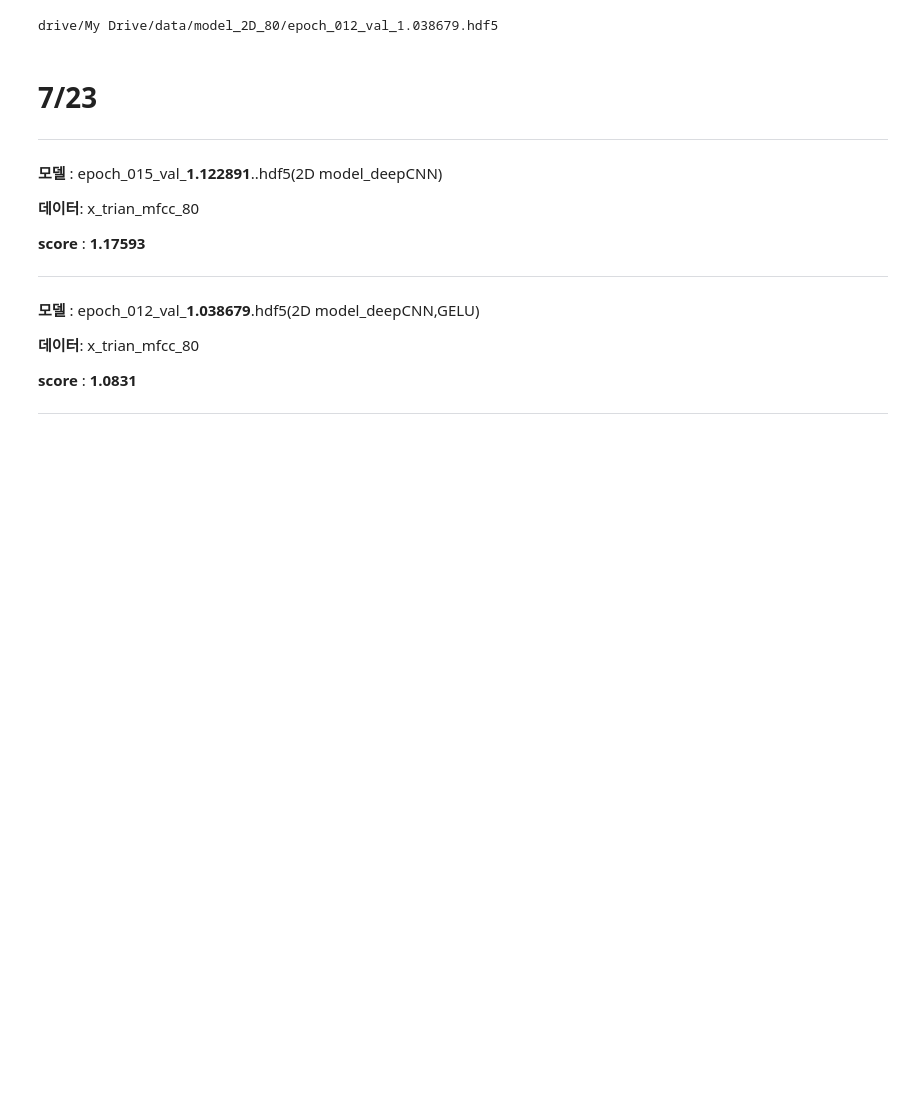
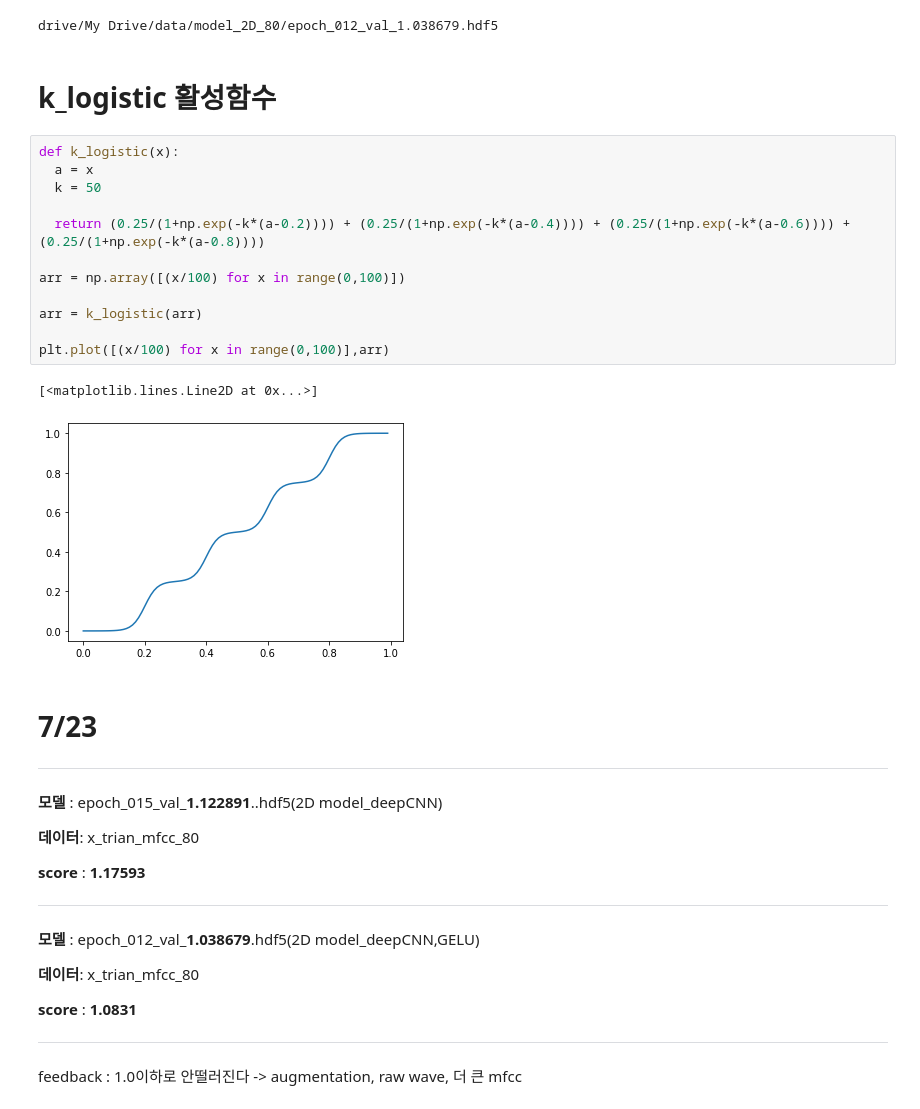
Before and after one commit to 100jy/voice_competition, a Jupyter notebook: MFCC_80_CNN.ipynb, the cells around one changed output. Drawn from its saved outputs; the diff is of its cells as text; blank space fills up the shorter version.

```diff
--- a/MFCC_80_CNN.ipynb
+++ b/MFCC_80_CNN.ipynb
@@ -400,6 +574,23 @@ submission.loc[:, :] = y_pred
 submission.to_csv('drive/My Drive/data/submission.csv')
 # %% [output]
 drive/My Drive/data/model_2D_80/epoch_012_val_1.038679.hdf5
+# %% [markdown]
+# k_logistic 활성함수
+# %%
+def k_logistic(x):
+  a = x
+  k = 50
+
+  return (0.25/(1+np.exp(-k*(a-0.2)))) + (0.25/(1+np.exp(-k*(a-0.4)))) + (0.25/(1+np.exp(-k*(a-0.6)))) + (0.25/(1+np.exp(-k*(a-0.8))))
+
+arr = np.array([(x/100) for x in range(0,100)])
+
+arr = k_logistic(arr)
+
+plt.plot([(x/100) for x in range(0,100)],arr)
+# %% [output]
+[<matplotlib.lines.Line2D at 0x...>]
+[figure, added]
 # %% [markdown]
 # 7/23
 
@@ -420,3 +611,5 @@ drive/My Drive/data/model_2D_80/epoch_012_val_1.038679.hdf5
 **score** : **1.0831**
 
 --------------------------------------
+
+feedback : 1.0이하로 안떨러진다 -> augmentation, raw wave, 더 큰 mfcc
```
Also changed, not shown: parts of 6 cells of this notebook.
